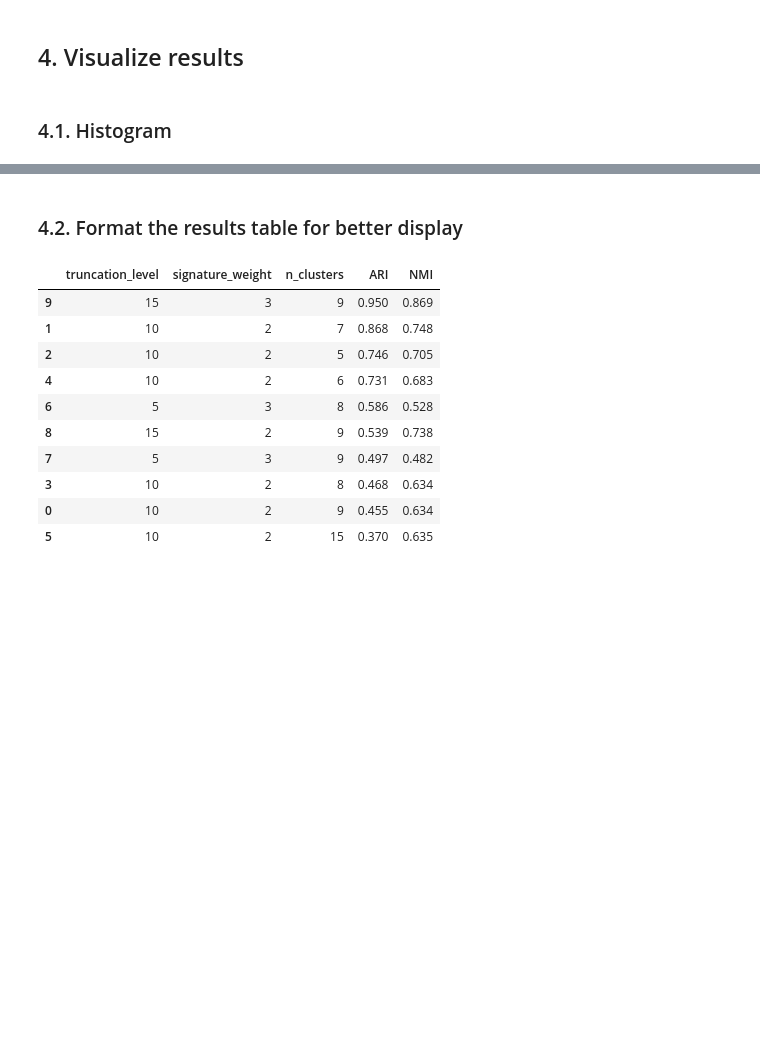
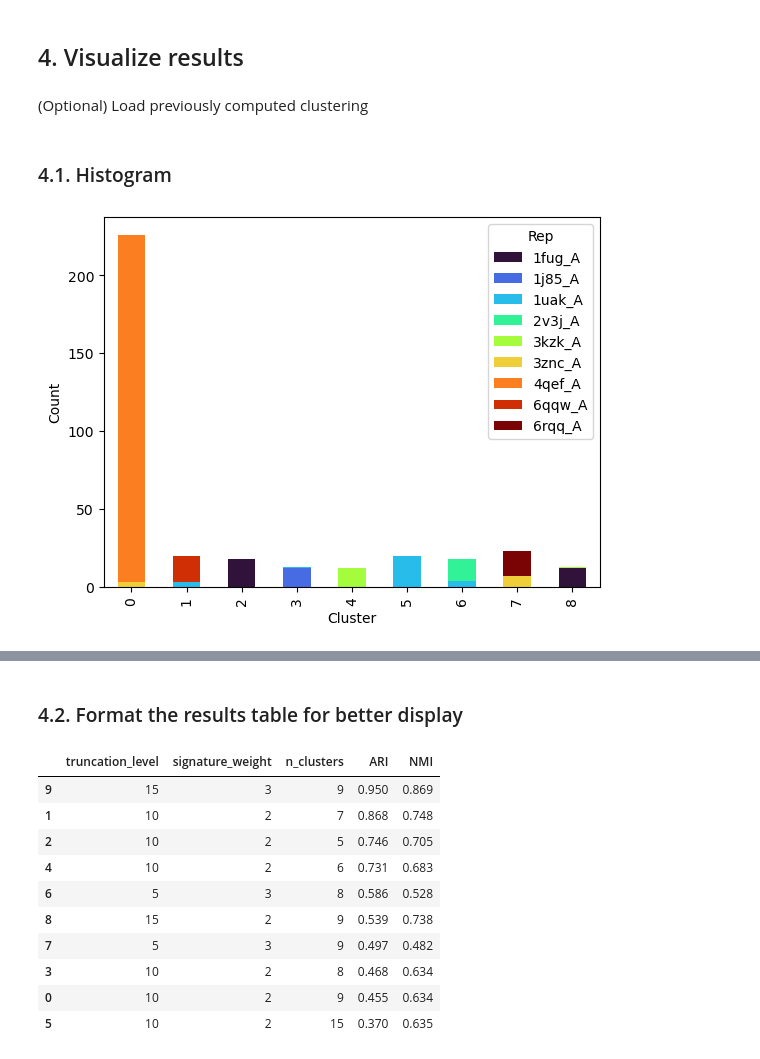
Before and after one commit to dtolosav/discrete-sig-for-landscapes, a Jupyter notebook: notebooks/2_k_means.ipynb, the cells around one changed output, grey strips where cells are left out. Drawn from its saved outputs; the diff is of its cells as text; code cells hidden in the pictures; blank space fills up the shorter version.

```diff
--- a/notebooks/2_k_means.ipynb
+++ b/notebooks/2_k_means.ipynb
@@ -356,2 +344,4 @@ Data saved to ../results/tables/master_results_comparison_kmeans_sig_V_represent
 # %% [markdown]
 ## 4. Visualize results
+# %% [markdown]
+(Optional) Load previously computed clustering
@@ -360 +372,14 @@ Data saved to ../results/tables/master_results_comparison_kmeans_sig_V_represent
+# %%
+# Create a cross-tabulation of clusters and classes
+cross_tab = pd.crosstab(merged_df['Cluster_standardized'], merged_df['Representative'])
+
+# Plot the stacked bar plot
+cross_tab.plot(kind='bar', stacked=True, colormap='turbo')
+# plt.title("Cluster vs Class Representative Distribution")
+plt.xlabel("Cluster")
+plt.ylabel("Count")
+plt.legend(title="Rep")
+plt.show()
+# %% [output]
+[figure, added]
 # %%
```
Also changed, not shown: parts of 39 cells of this notebook.
